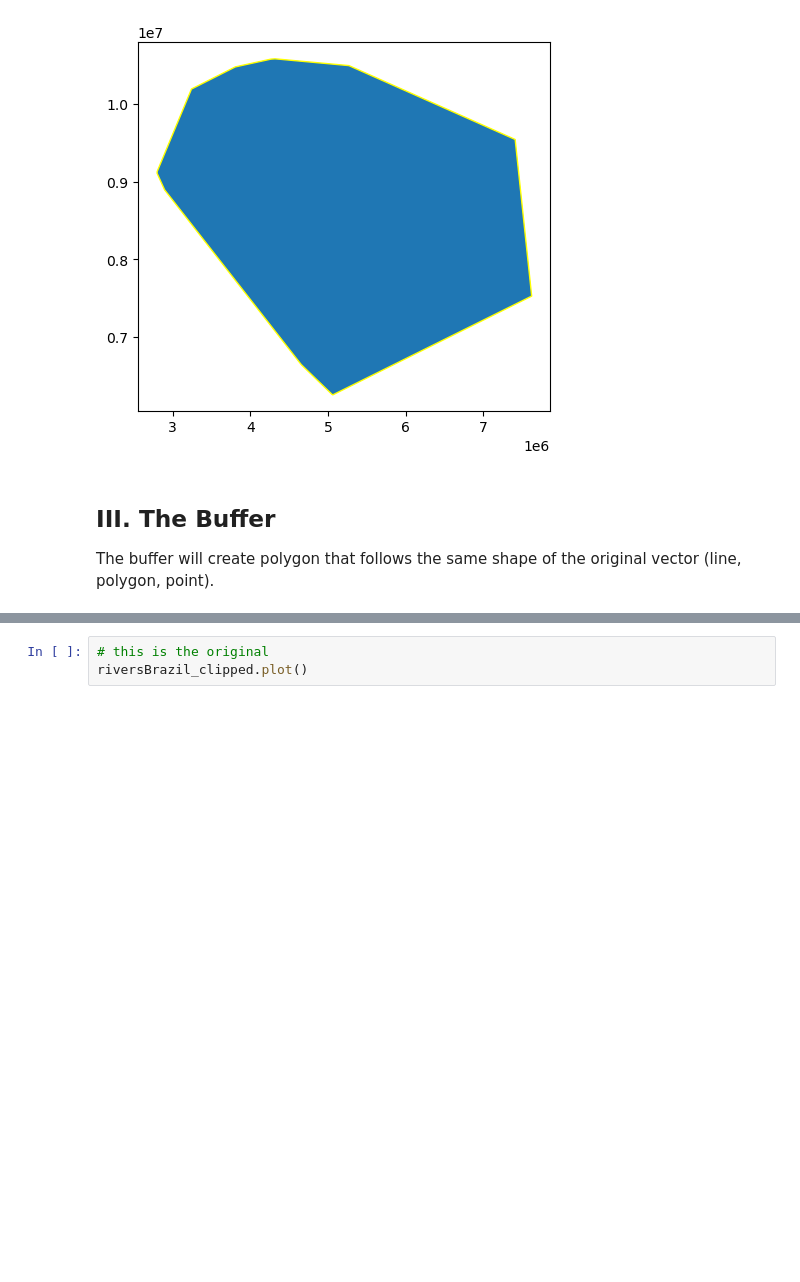
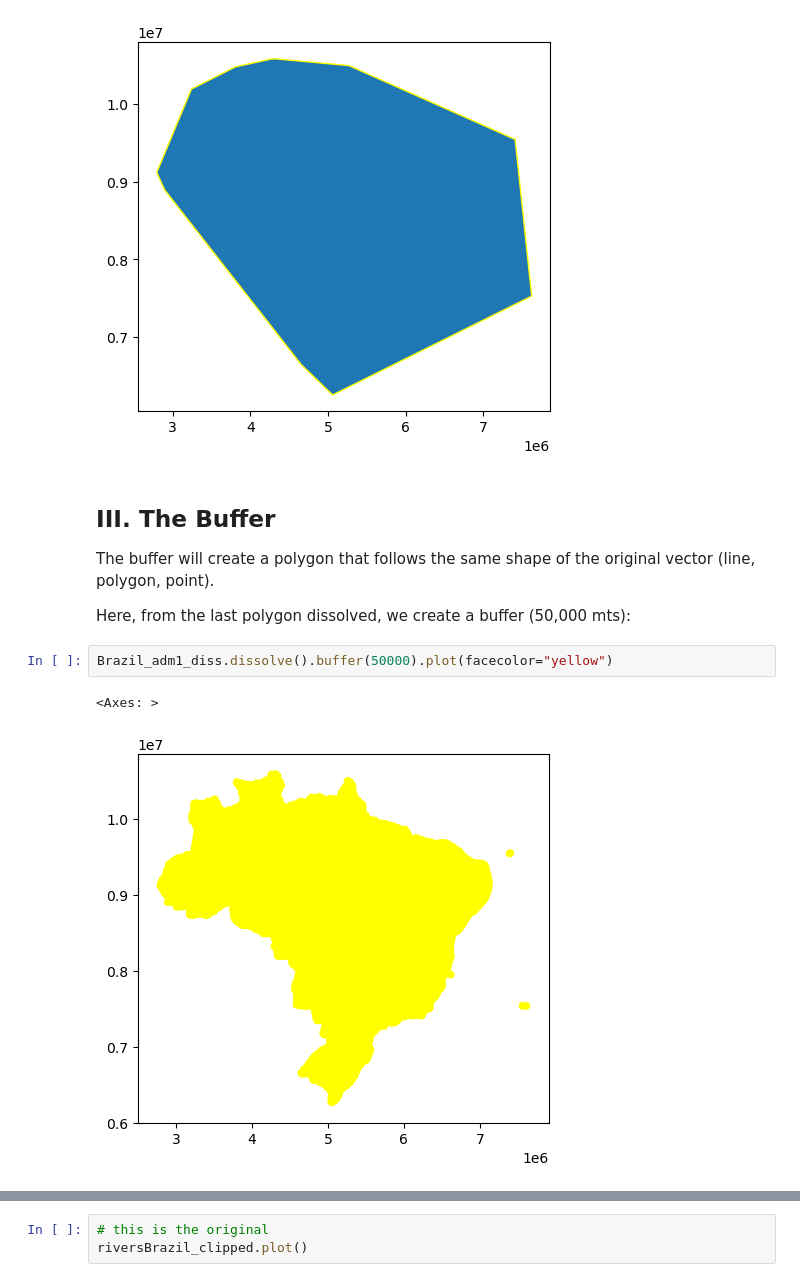
Before and after one commit to CienciaDeDatosEspacial/Operations-onGeoDF, a Jupyter notebook: index.ipynb, the cells around one changed output, grey strips where cells are left out. Cells and saved outputs as stored; diff of their text form; blank space fills up the shorter version.

```diff
--- a/index.ipynb
+++ b/index.ipynb
@@ -602,4 +602,11 @@ Brazil_adm1_diss.dissolve().convex_hull.plot(edgecolor="yellow")
 # %% [markdown]
 ## III. The Buffer
 
-The buffer will create polygon that follows the same shape of the original vector (line, polygon, point).
+The buffer will create a polygon that follows the same shape of the original vector (line, polygon, point).
+
+Here, from the last polygon dissolved, we create a buffer (50,000 mts):
+# %%
+Brazil_adm1_diss.dissolve().buffer(50000).plot(facecolor="yellow")
+# %% [output]
+<Axes: >
+[figure, added]
```
Also changed, not shown: parts of 17 cells of this notebook, 2 other files.
